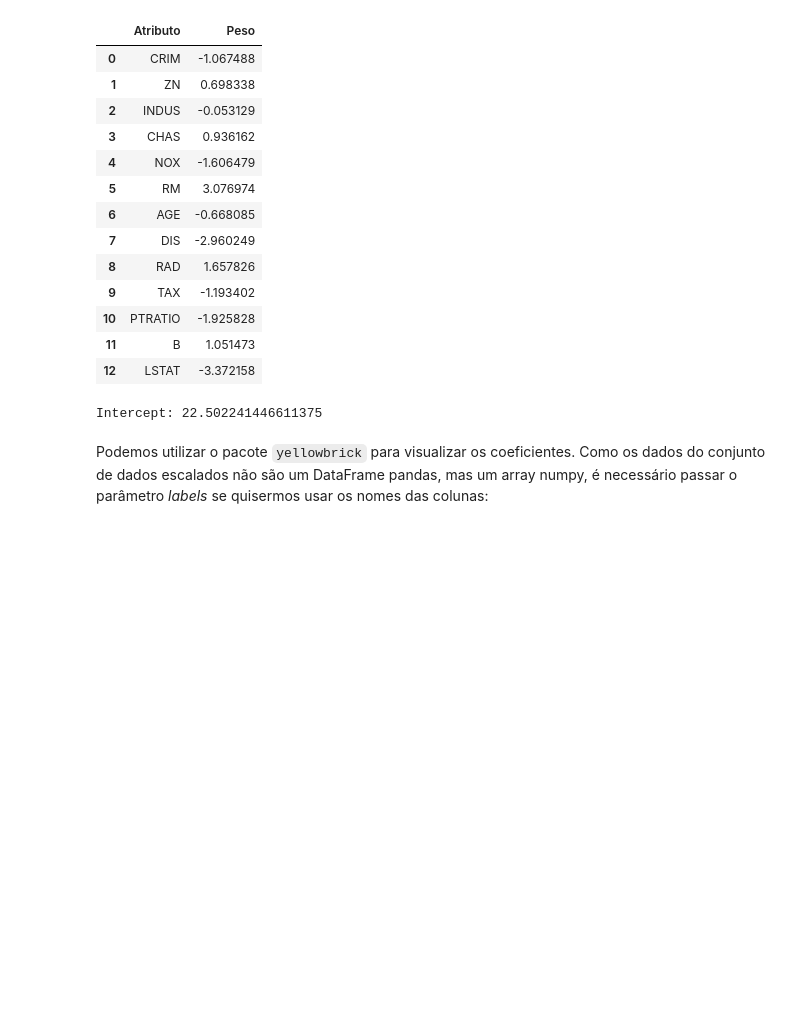
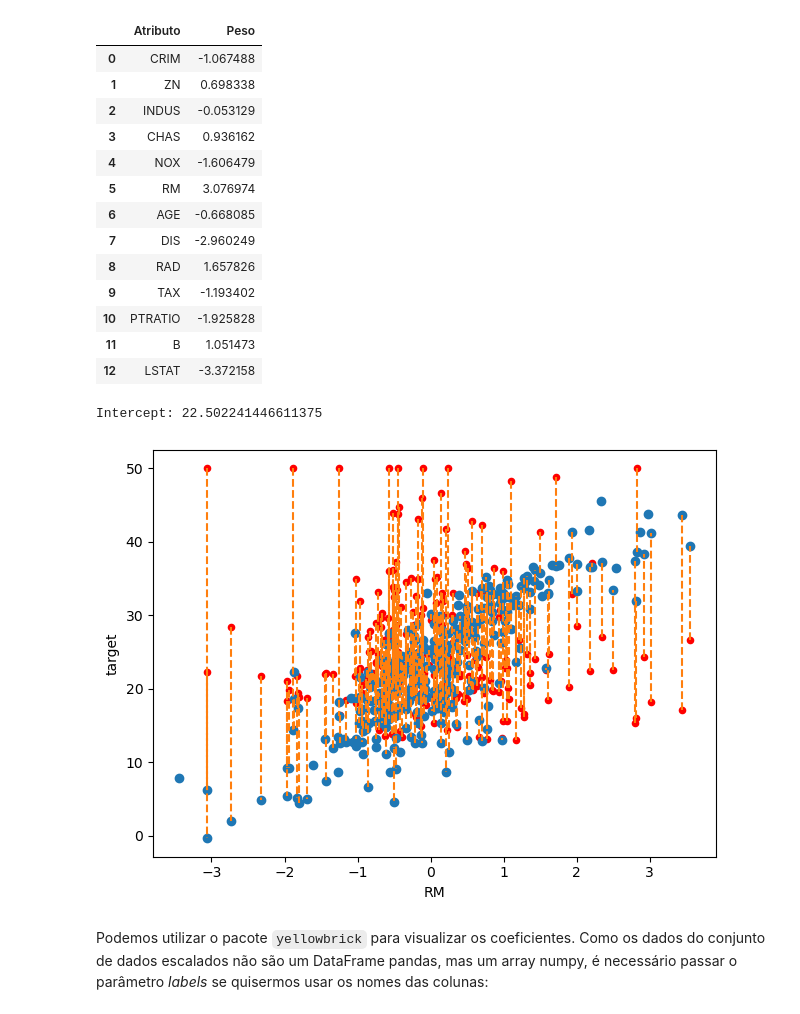
Before and after one commit to Krupique/mlops-projects, a Jupyter notebook: 00-tips_ml_solution/Algorithms/PT_BR/Regressao_01_Linear.ipynb, the cells around one changed output. Drawn from its saved outputs; the diff is of its cells as text; code cells hidden in the pictures; blank space fills up the shorter version.

```diff
--- a/00-tips_ml_solution/Algorithms/PT_BR/Regressao_01_Linear.ipynb
+++ b/00-tips_ml_solution/Algorithms/PT_BR/Regressao_01_Linear.ipynb
@@ -197,6 +199,29 @@ Coefs:
 | 11 | B | 1.051473 |
 | 12 | LSTAT | -3.372158 |
 Intercept: 22.502241446611375
+# %%
+import numpy as np
+import seaborn as sns
+import matplotlib.pyplot as plt
+
+fitted = lr.predict(bos_sX_train)
+residuals = bos_sy_train - fitted
+
+bos_x = pd.DataFrame(bos_sX_train, columns=['CRIM', 'ZN', 'INDUS', 'CHAS', 'NOX', 'RM', 'AGE', 'DIS', 'RAD', 'TAX', 'PTRATIO', 'B', 'LSTAT'])
+bos_x['target'] = bos_sy_train
+bos_x['fitted'] = fitted
+bos_x['residuals'] = residuals
+
+ax = bos_x.plot.scatter(x='RM', y='target', c='red')
+ax.scatter(bos_x['RM'], bos_x['fitted'])
+
+for x, yactual, yfitted in zip(bos_x['RM'], bos_x['target'], bos_x['fitted']):
+    ax.plot((x, x), (yactual, yfitted), '--', color='C1')
+
+plt.tight_layout()
+plt.show()
+# %% [output]
+[figure, added]
 # %% [markdown]
 Podemos utilizar o pacote `yellowbrick` para visualizar os coeficientes. Como os dados do conjunto de dados escalados não são um DataFrame pandas, mas um array numpy, é necessário passar o parâmetro *labels* se quisermos usar os nomes das colunas:
 # %%
```
Also changed, not shown: parts of 2 cells of this notebook.
